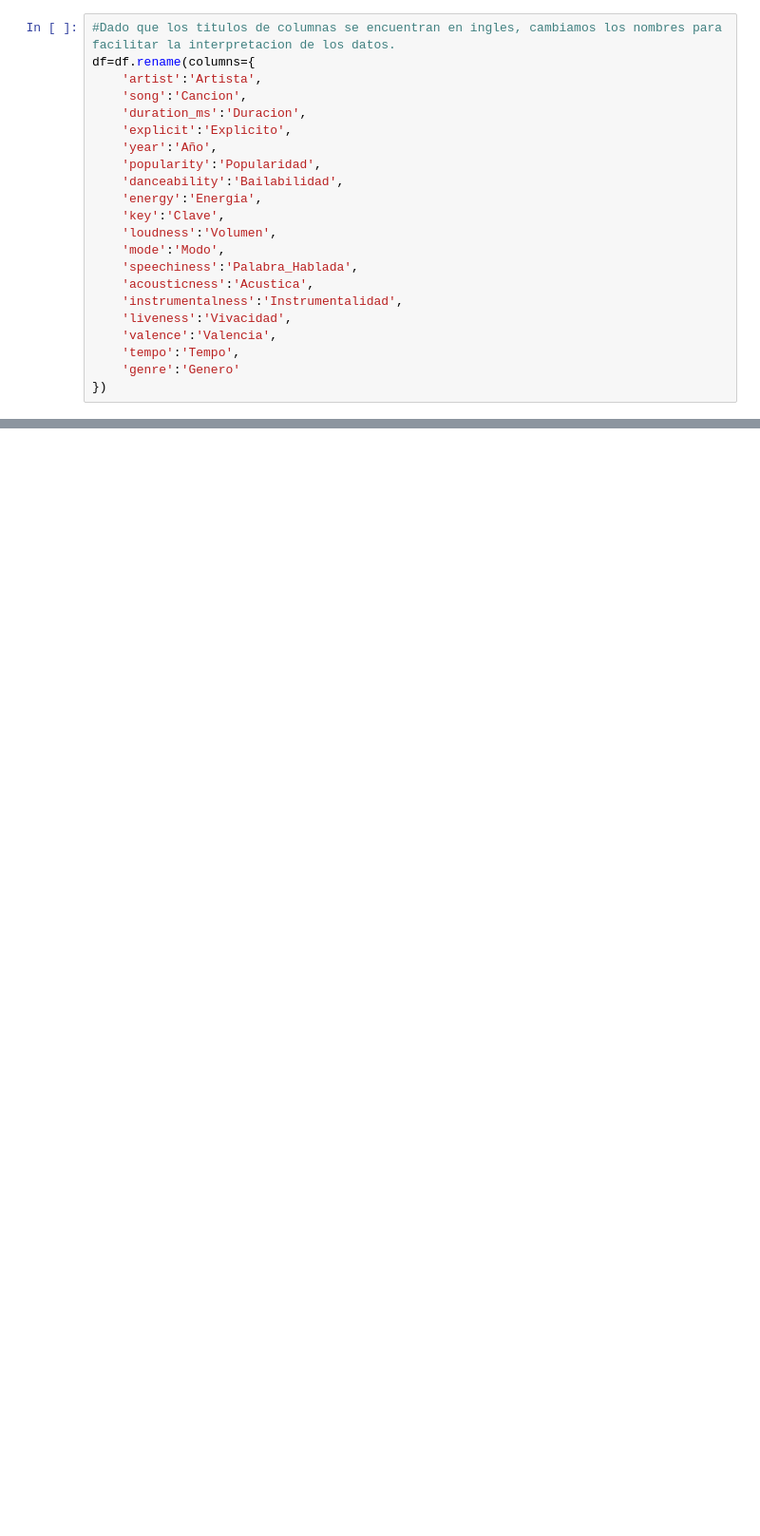
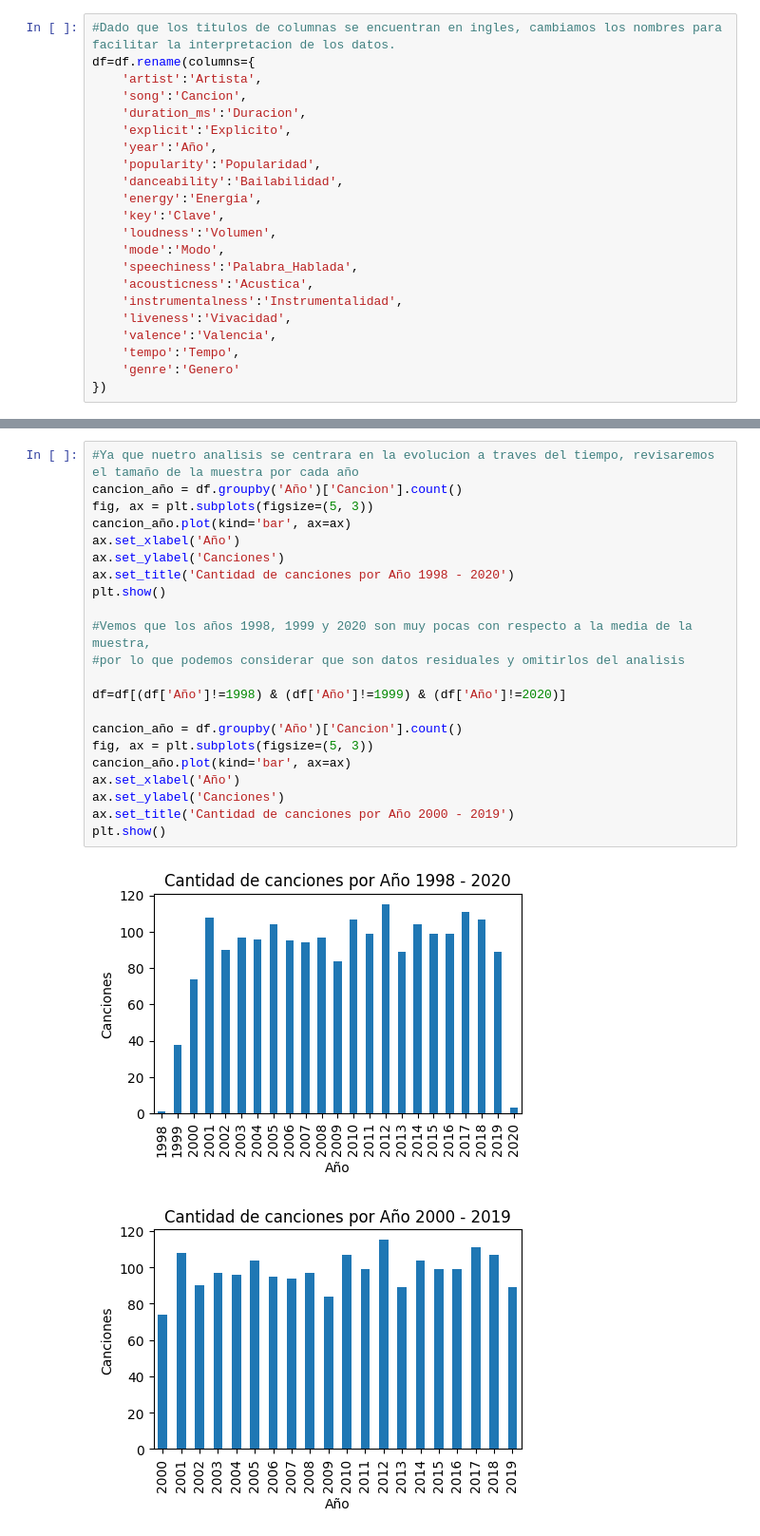
Before and after one commit to MarceloGustavoCordoba/Proyecto2023GrupoCCCC, a Jupyter notebook: MarceloCordoba.ipynb, the cells around one changed output, grey strips where cells are left out. Shown: that part at 95% size. Drawn from its saved outputs; the diff is of its cells as text; blank space fills up the shorter version.

```diff
--- a/MarceloCordoba.ipynb
+++ b/MarceloCordoba.ipynb
@@ -119,0 +107,25 @@ mejor_puntaje_cancion_año
+# %%
+#Ya que nuetro analisis se centrara en la evolucion a traves del tiempo, revisaremos el tamaño de la muestra por cada año
+cancion_año = df.groupby('Año')['Cancion'].count()
+fig, ax = plt.subplots(figsize=(5, 3))
+cancion_año.plot(kind='bar', ax=ax)
+ax.set_xlabel('Año')
+ax.set_ylabel('Canciones')
+ax.set_title('Cantidad de canciones por Año 1998 - 2020')
+plt.show()
+
+#Vemos que los años 1998, 1999 y 2020 son muy pocas con respecto a la media de la muestra,
+#por lo que podemos considerar que son datos residuales y omitirlos del analisis
+
+df=df[(df['Año']!=1998) & (df['Año']!=1999) & (df['Año']!=2020)]
+
+cancion_año = df.groupby('Año')['Cancion'].count()
+fig, ax = plt.subplots(figsize=(5, 3))
+cancion_año.plot(kind='bar', ax=ax)
+ax.set_xlabel('Año')
+ax.set_ylabel('Canciones')
+ax.set_title('Cantidad de canciones por Año 2000 - 2019')
+plt.show()
+# %% [output]
+[figure, added]
+[figure, added]
```
Also changed, not shown: parts of 10 cells of this notebook.
